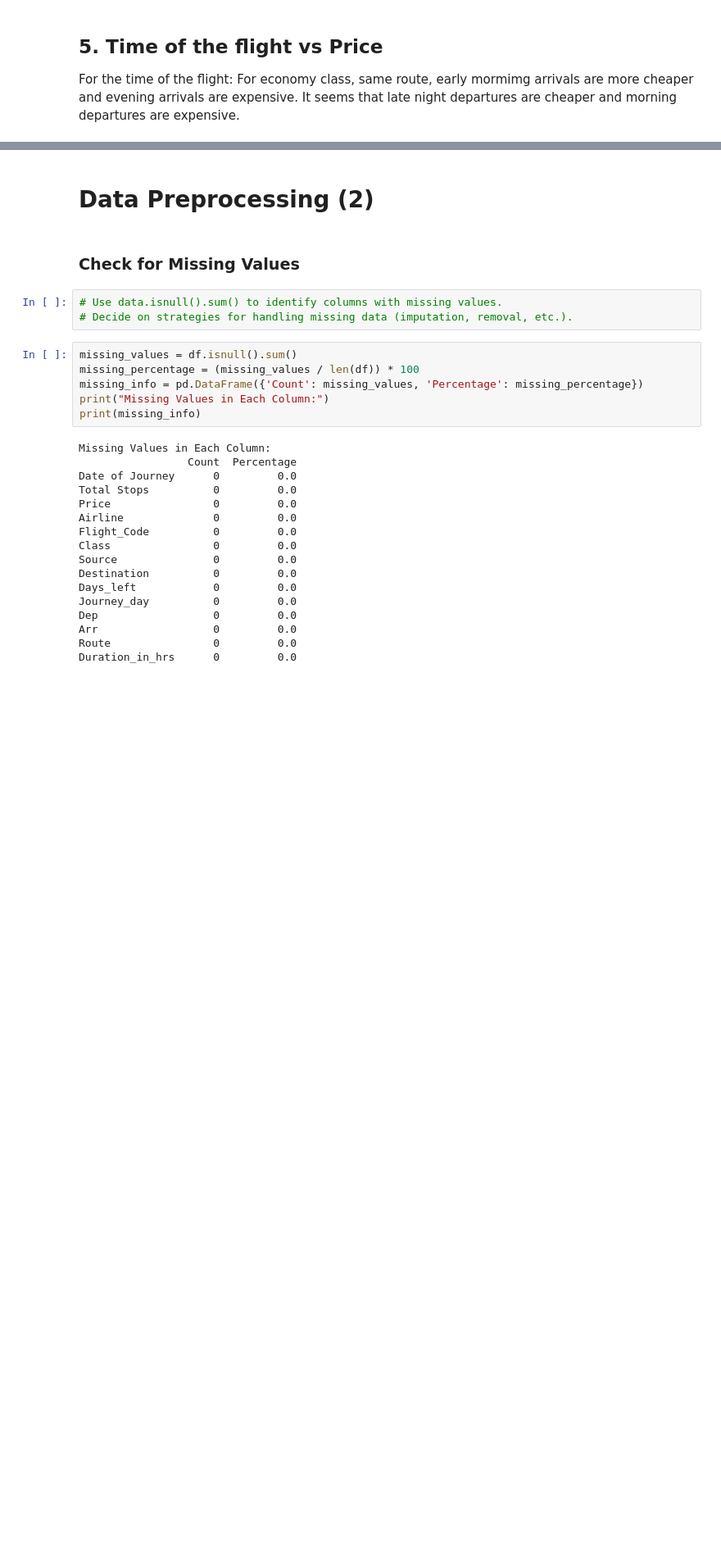
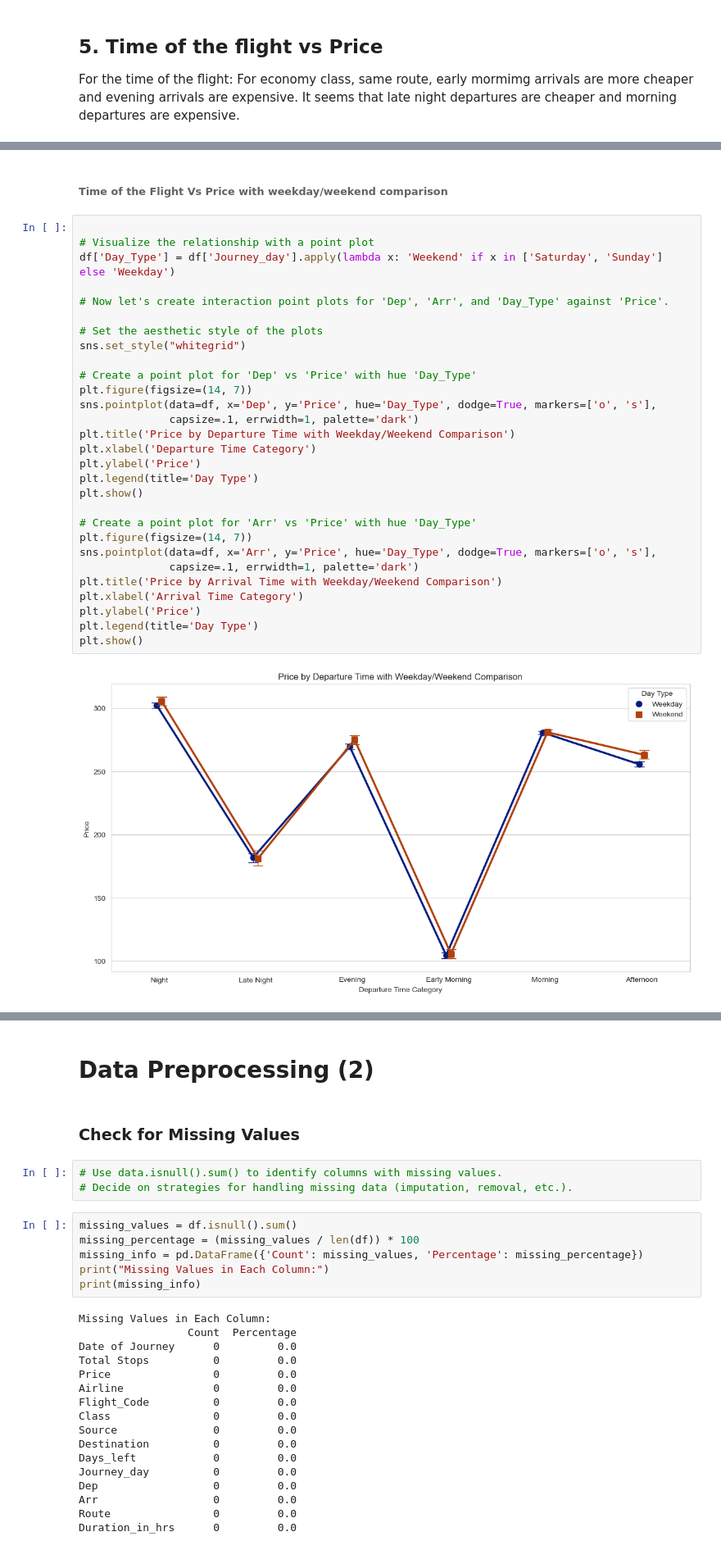
Before and after one commit to Eric1423/CS148_Final_Project, a Jupyter notebook: Final_Project.ipynb, the cells around one changed output, grey strips where cells are left out. Shown at 82% size. Drawn from its saved outputs; the diff is of its cells as text; blank space fills up the shorter version.

```diff
--- a/Final_Project.ipynb
+++ b/Final_Project.ipynb
@@ -443,0 +457,33 @@ plt.show()
+# %% [markdown]
+###### Time of the Flight Vs Price with weekday/weekend comparison
+# %%
+
+# Visualize the relationship with a point plot
+df['Day_Type'] = df['Journey_day'].apply(lambda x: 'Weekend' if x in ['Saturday', 'Sunday'] else 'Weekday')
+
+# Now let's create interaction point plots for 'Dep', 'Arr', and 'Day_Type' against 'Price'.
+
+# Set the aesthetic style of the plots
+sns.set_style("whitegrid")
+
+# Create a point plot for 'Dep' vs 'Price' with hue 'Day_Type'
+plt.figure(figsize=(14, 7))
+sns.pointplot(data=df, x='Dep', y='Price', hue='Day_Type', dodge=True, markers=['o', 's'],
+              capsize=.1, errwidth=1, palette='dark')
+plt.title('Price by Departure Time with Weekday/Weekend Comparison')
+plt.xlabel('Departure Time Category')
+plt.ylabel('Price')
+plt.legend(title='Day Type')
+plt.show()
+
+# Create a point plot for 'Arr' vs 'Price' with hue 'Day_Type'
+plt.figure(figsize=(14, 7))
+sns.pointplot(data=df, x='Arr', y='Price', hue='Day_Type', dodge=True, markers=['o', 's'],
+              capsize=.1, errwidth=1, palette='dark')
+plt.title('Price by Arrival Time with Weekday/Weekend Comparison')
+plt.xlabel('Arrival Time Category')
+plt.ylabel('Price')
+plt.legend(title='Day Type')
+plt.show()
+# %% [output]
+[figure, added]
```
Also changed, not shown: parts of 17 cells of this notebook.
